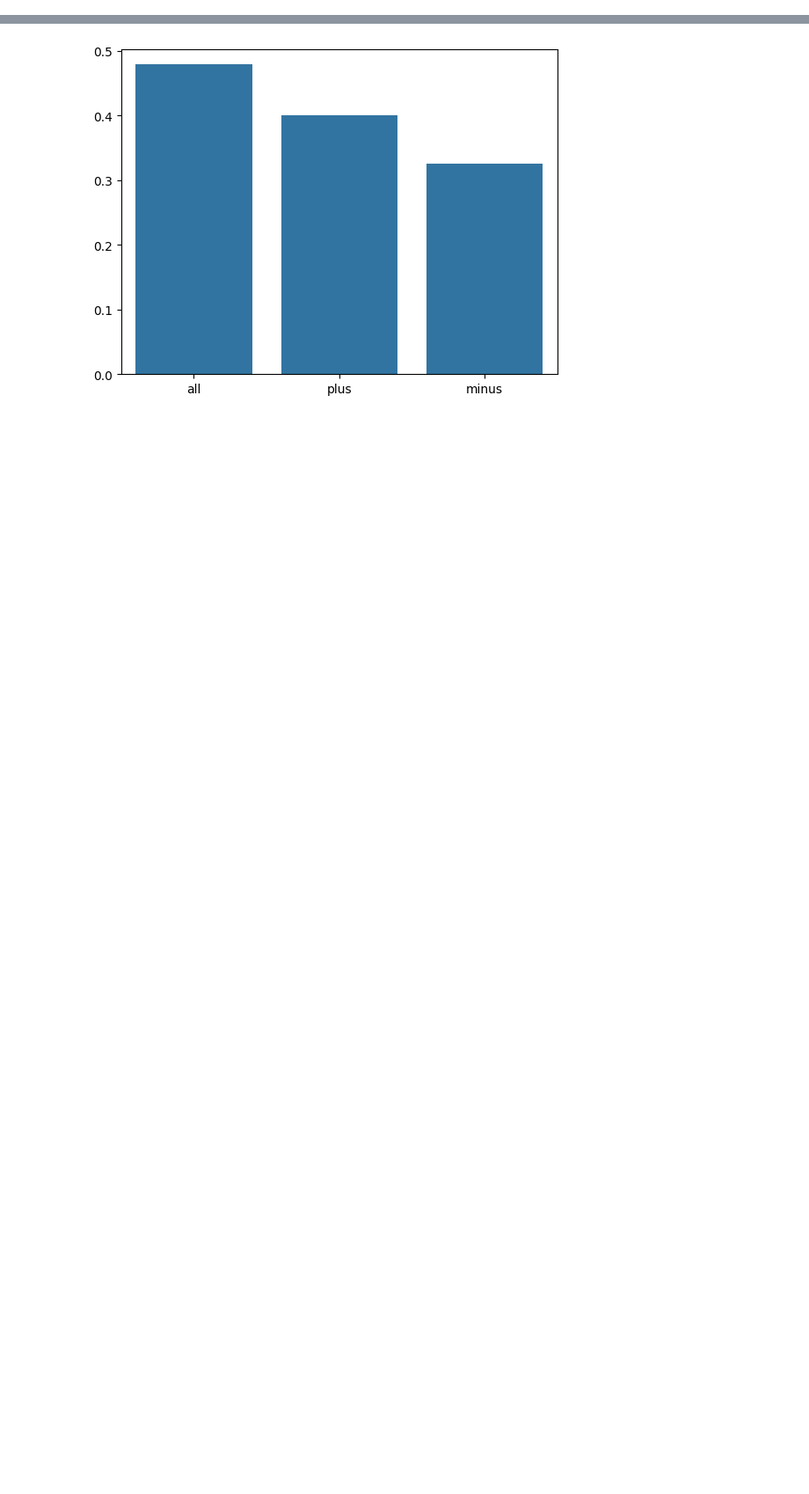
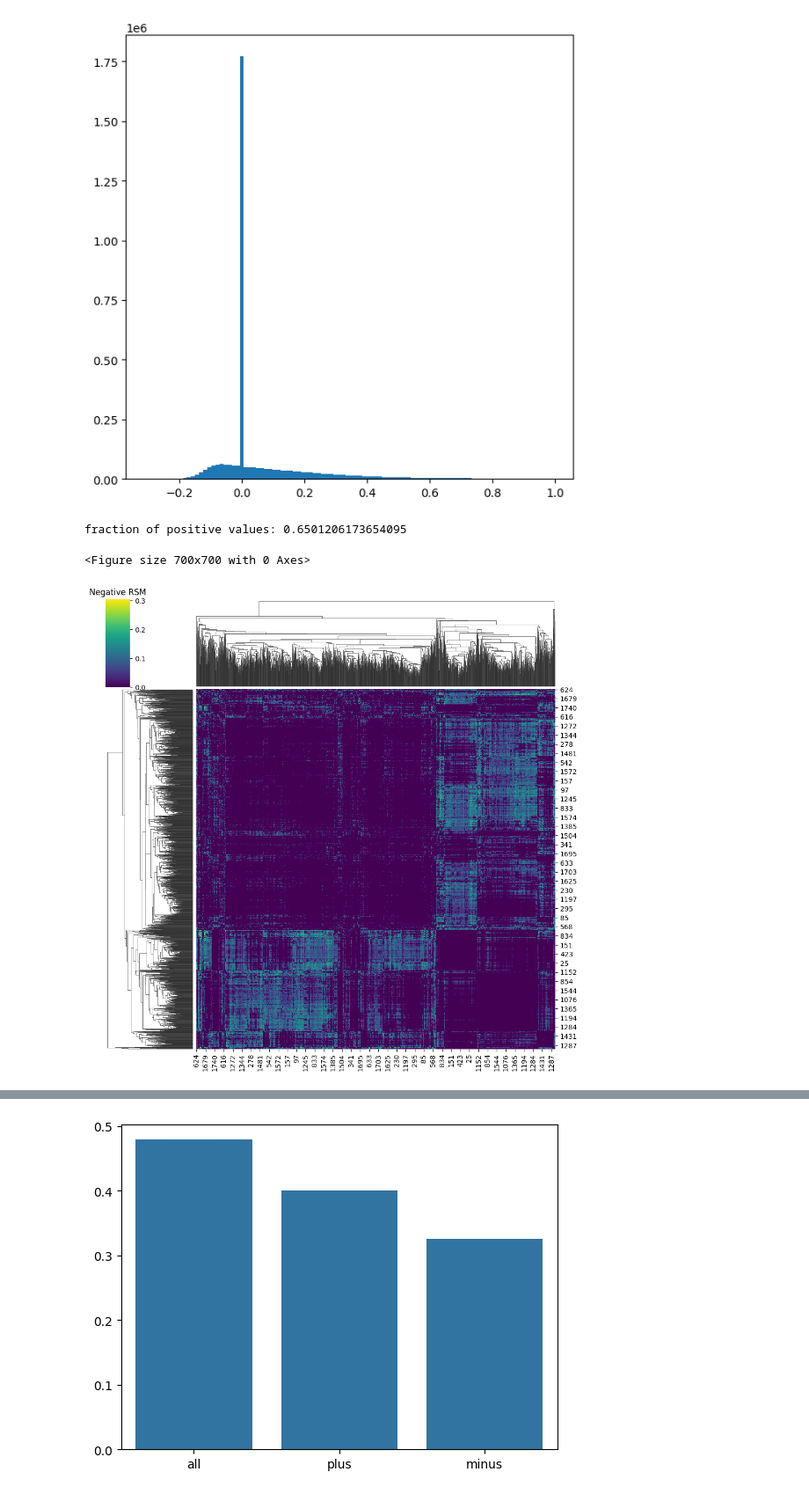
Before and after one commit to florianmahner/pysrf, a Jupyter notebook: notebooks/rank_selection.ipynb, the cells around one changed output, grey strips where cells are left out. Shown at 88% size. Saved outputs shown, nothing was run; the diff lists cells and outputs as text; code cells hidden in the pictures; blank space fills up the shorter version.

```diff
--- a/notebooks/rank_selection.ipynb
+++ b/notebooks/rank_selection.ipynb
@@ -96,0 +102,36 @@ fraction of positive values: 0.5168055555555555
+# %%
+import seaborn as sns
+import numpy as np
+from srf.datasets import load_dataset
+
+dataset = load_dataset("peterson-animals")
+
+images = dataset.images
+# rsm = dataset.rsm
+x = np.loadtxt("/LOCAL/fmahner/srf/data/misc/spose_embedding_66d.txt")
+rsm = compute_similarity(x, x, "pearson")
+n = rsm.shape[0]
+plt.figure(figsize=(7, 7))
+plt.hist(np.triu(rsm, k=1).flatten(), bins=100)
+plt.show()
+repeats = 50
+s_plus, s_minus, thresh, mask = median_matrix_split(rsm)
+# s_plus, s_minus, thresh, mask = zero_matrix_split(rsm)
+
+s_minus = s_minus - np.mins_minus)
+
+plt.figure(figsize=(7, 7))
+sns.clustermap(
+    s_minus,
+    cmap="viridis",
+)
+plt.title("Negative RSM")
+plt.figure(figsize=(7, 7))
+sns.clustermap(s_plus, cmap="viridis", figsize=(7, 7))
+plt.title("Positive RSM")
+plt.tight_layout()
+# %% [output]
+[figure, added]
+fraction of positive values: 0.6501206173654095
+<Figure size 700x700 with 0 Axes>
+[figure, added]
```
Also changed, not shown: parts of 12 cells of this notebook, 9 other files.
